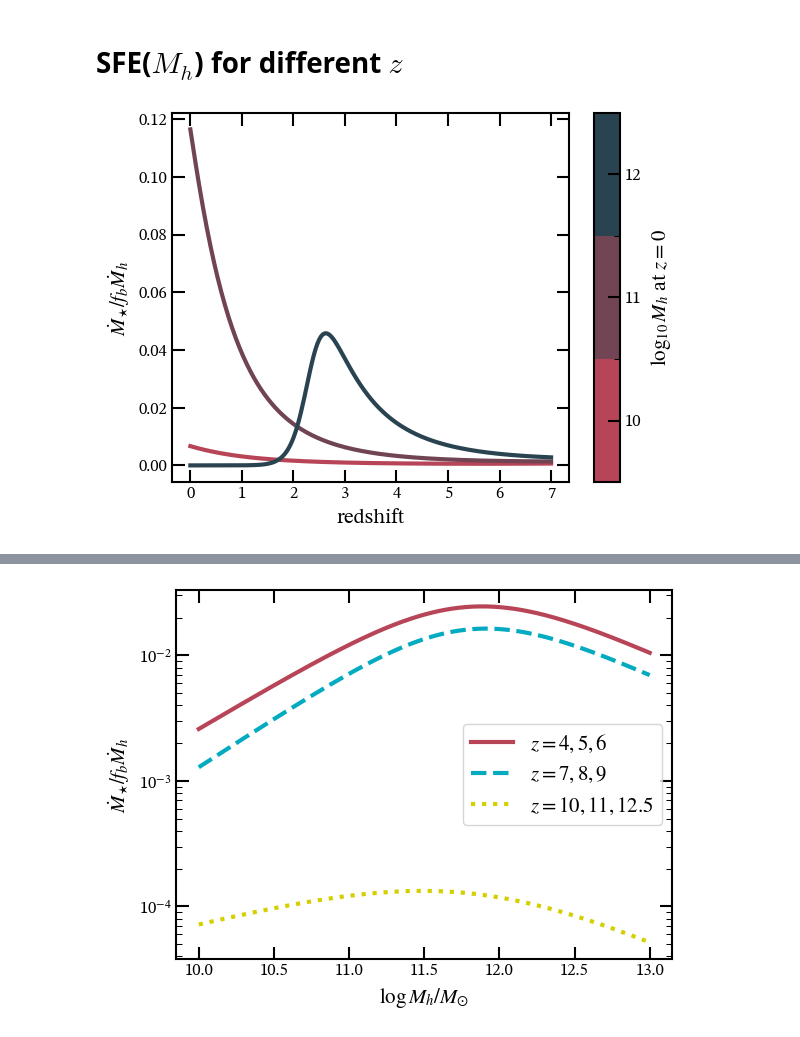
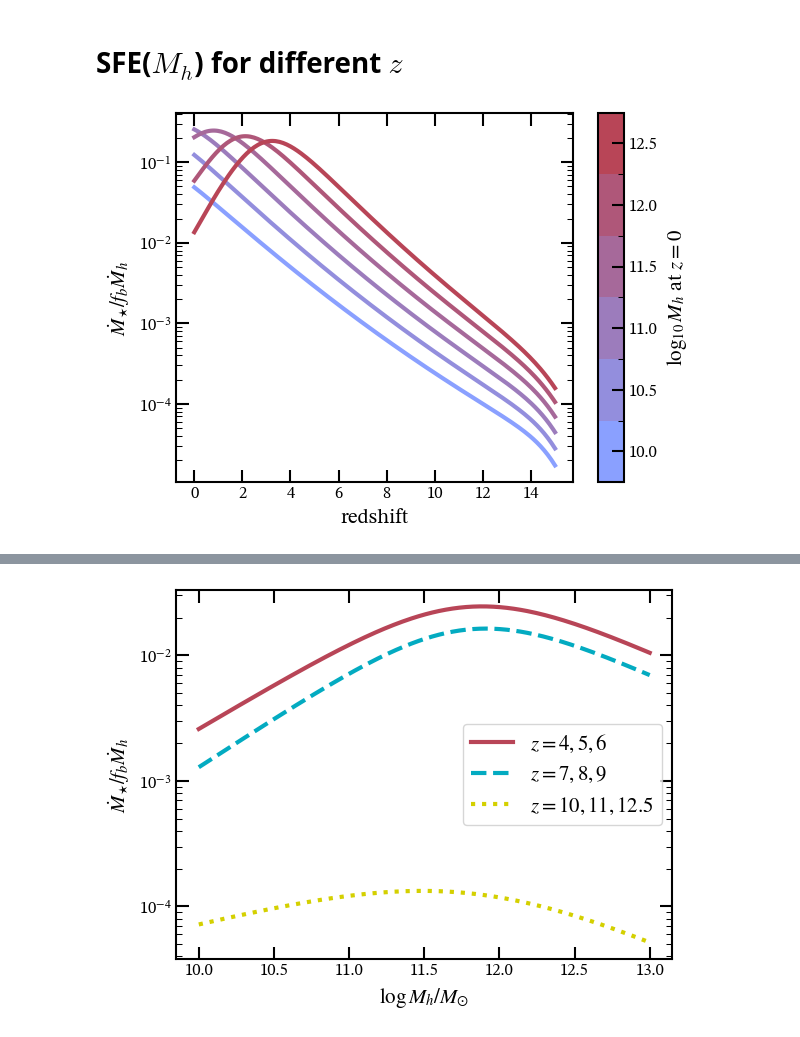
Before and after one commit to ebregou/modeling_stochasticity, a Jupyter notebook: notebooks/visualize_results.ipynb, the cells around one changed output, grey strips where cells are left out. Cells and saved outputs as stored; diff of their text form; code cells hidden in the pictures.

```diff
--- a/notebooks/visualize_results.ipynb
+++ b/notebooks/visualize_results.ipynb
@@ -33,2 +44,2 @@ my_UVLF = eMCMC.UVLF(sorted_data, params)
 # %%
-best_fit = [0.71, -0.54, 11.79, -0.81, 0.3, 3]
+best_fit = [0.74, -0.01, -0.26, 0.13, 12.39, 0.14, -0.97, -0.05, 0.94, 0.07, -0.61]
@@ -54,4 +53,4 @@ importlib.reload(eplots)
 # %%
-Mhtab = np.arange(6, 8.5, 0.5)
-fig = eplots.MUV_distribution(my_UVLF, [14.5], best_fit, Mhtab)
+Mhtab = np.arange(10, 13, 0.5)
+fig = eplots.MUV_distribution(my_UVLF, [6, 13], best_fit, Mhtab)
 # %% [output]
@@ -68,3 +57,0 @@ test_UVLF = eMCMC.UVLF(sorted_data, params, cut_sig = True)
-# %%
-Mhtab = np.arange(6, 8.5, 0.5)
-fig = eplots.MUV_distribution(test_UVLF, [14.5], best_fit, Mhtab)
@@ -79,10 +63,9 @@ fig = eplots.MUV_distribution(test_UVLF, [14.5], best_fit, Mhtab)
 def plot_sfe_evolution(my_UVLF, param_values, Mhtab, zmax, steps = 100):
 
     fig, ax = plt.subplots()
-    cmap = LinearSegmentedColormap.from_list("custom", [eplots.red, eplots.navy])
-    norm = BoundaryNorm(np.arange(min(Mhtab), max(Mhtab)+1, 1), cmap.N)
+    zs = np.linspace(0, zmax, steps)
 
-    zs = np.linspace(0, zmax, steps)
+    cmap, sm, boundaries = eplots.create_custom_colorbar([eplots.periwinkle, eplots.red], Mhtab)
 
     for Mh in Mhtab:
         SFEs = np.zeros(steps)
@@ -91,22 +74,20 @@ def plot_sfe_evolution(my_UVLF, param_values, Mhtab, zmax, steps = 100):
             params = my_UVLF.time_evolution(param_values, z)
             Astro_Parameters = my_UVLF.param_wrapper(params)
 
-            SFEs[i] = zeus21.sfrd.fstarofz(Astro_Parameters, my_UVLF.CosmoParams, z, 10**Mz_i)
+            SFEs[i] = my_UVLF.CosmoParams.OmegaM/my_UVLF.CosmoParams.OmegaB * zeus21.sfrd.fstarofz(
+                Astro_Parameters, my_UVLF.CosmoParams, z, 10**Mz_i)
 
         frac = (Mh - Mhtab.min()) / (Mhtab.max() - Mhtab.min())
         color = cmap(frac)
         ax.plot(zs, SFEs, color = color, ls = '-')
 
     # Color bar things:
-    boundaries = np.arange(Mhtab.min()-0.5, Mhtab.max()+1.5, 1) # set bin edges between mass values
-    norm = BoundaryNorm(boundaries, cmap.N)
-    sm = ScalarMappable(cmap=cmap, norm=norm)
     cbar = fig.colorbar(sm, ax=ax, boundaries=boundaries, ticks=Mhtab, aspect = 14)
     cbar.set_label(r'$\log_{10}{M_h}$ at $z=0$')
 
     ax.set_ylabel(r'$\dot{M}_{\star} / f_b\dot{M}_h$')
     ax.set_xlabel('redshift')
-    #ax.set_yscale('log')
+    ax.set_yscale('log')
 
     return fig
 
@@ -127,6 +108,6 @@ def calc_Mz(zs, M0, my_UVLF):
 def calc_M_dot(M_h, z, my_UVLF):
     return 25.3*(M_h/1e12)**(1.1)*(1+(1.65*z))*np.sqrt((my_UVLF.CosmoParams.OmegaM*(1+z)**3)+my_UVLF.CosmoParams.OmegaL)
 # %%
-sfe_fig = plot_sfe_evolution(my_UVLF, best_fit, Mhtab, 7, 200)
+sfe_fig = plot_sfe_evolution(my_UVLF, best_fit, Mhtab, 15, 200)
 # %% [output]
-[figure, old version]
+[figure, new version]
```
Also changed, not shown: parts of 19 cells of this notebook, 20 other files.
